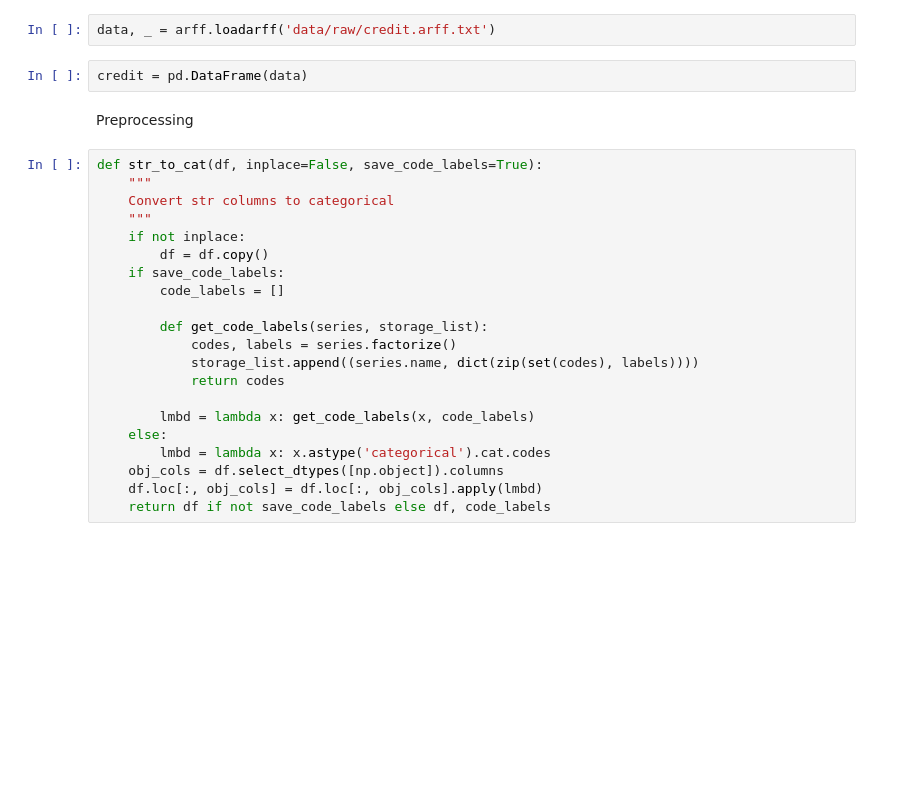
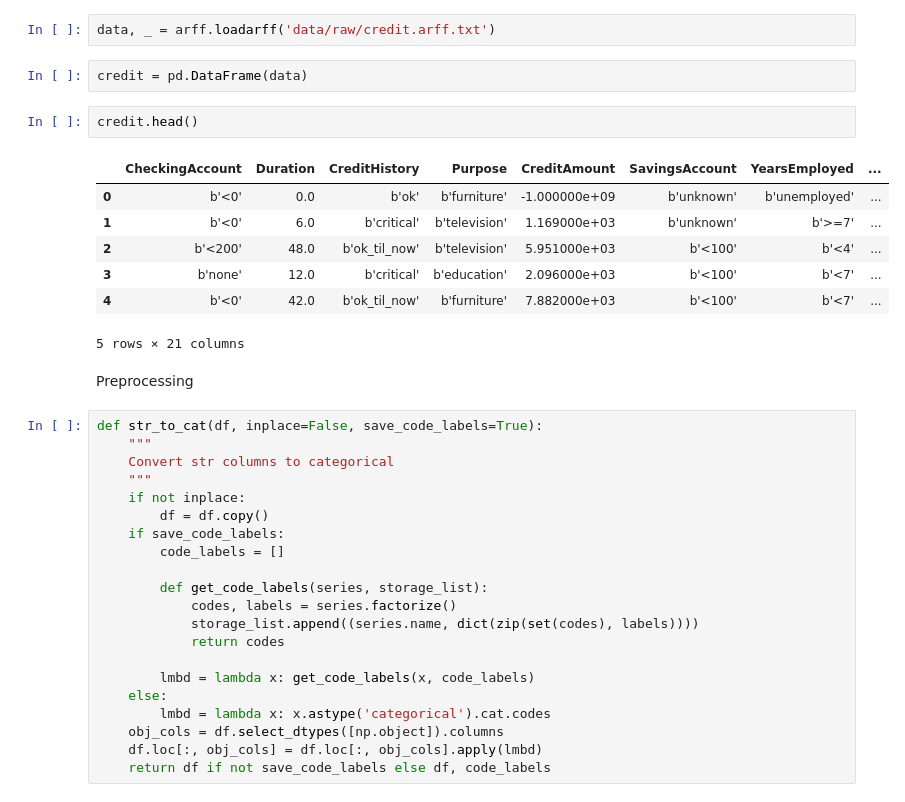
Before and after one commit to roaffix/ipt-kpi-am, a Jupyter notebook: Introductory Applied Machine Learning/Problems/Problem 1.ipynb, the cells around one changed output. Drawn from its saved outputs; the diff is of its cells as text; blank space fills up the shorter version.

Commit message:
Add dataframes prints

```diff
--- a/Introductory Applied Machine Learning/Problems/Problem 1.ipynb
+++ b/Introductory Applied Machine Learning/Problems/Problem 1.ipynb
@@ -105,6 +125,16 @@ Load data in .arff to pd.DataFrame (3.1)
 data, _ = arff.loadarff('data/raw/credit.arff.txt')
 # %%
 credit = pd.DataFrame(data)
+# %%
+credit.head()
+# %% [output]
+|  | CheckingAccount | Duration | CreditHistory | Purpose | CreditAmount | SavingsAccount | YearsEmployed | ... |
+| 0 | b'<0' | 0.0 | b'ok' | b'furniture' | -1.000000e+09 | b'unknown' | b'unemployed' | ... |
+| 1 | b'<0' | 6.0 | b'critical' | b'television' | 1.169000e+03 | b'unknown' | b'>=7' | ... |
+| 2 | b'<200' | 48.0 | b'ok_til_now' | b'television' | 5.951000e+03 | b'<100' | b'<4' | ... |
+| 3 | b'none' | 12.0 | b'critical' | b'education' | 2.096000e+03 | b'<100' | b'<7' | ... |
+| 4 | b'<0' | 42.0 | b'ok_til_now' | b'furniture' | 7.882000e+03 | b'<100' | b'<7' | ... |
+5 rows × 21 columns
 # %% [markdown]
 Preprocessing
 # %%
```
Also changed, not shown: parts of 8 cells of this notebook.
